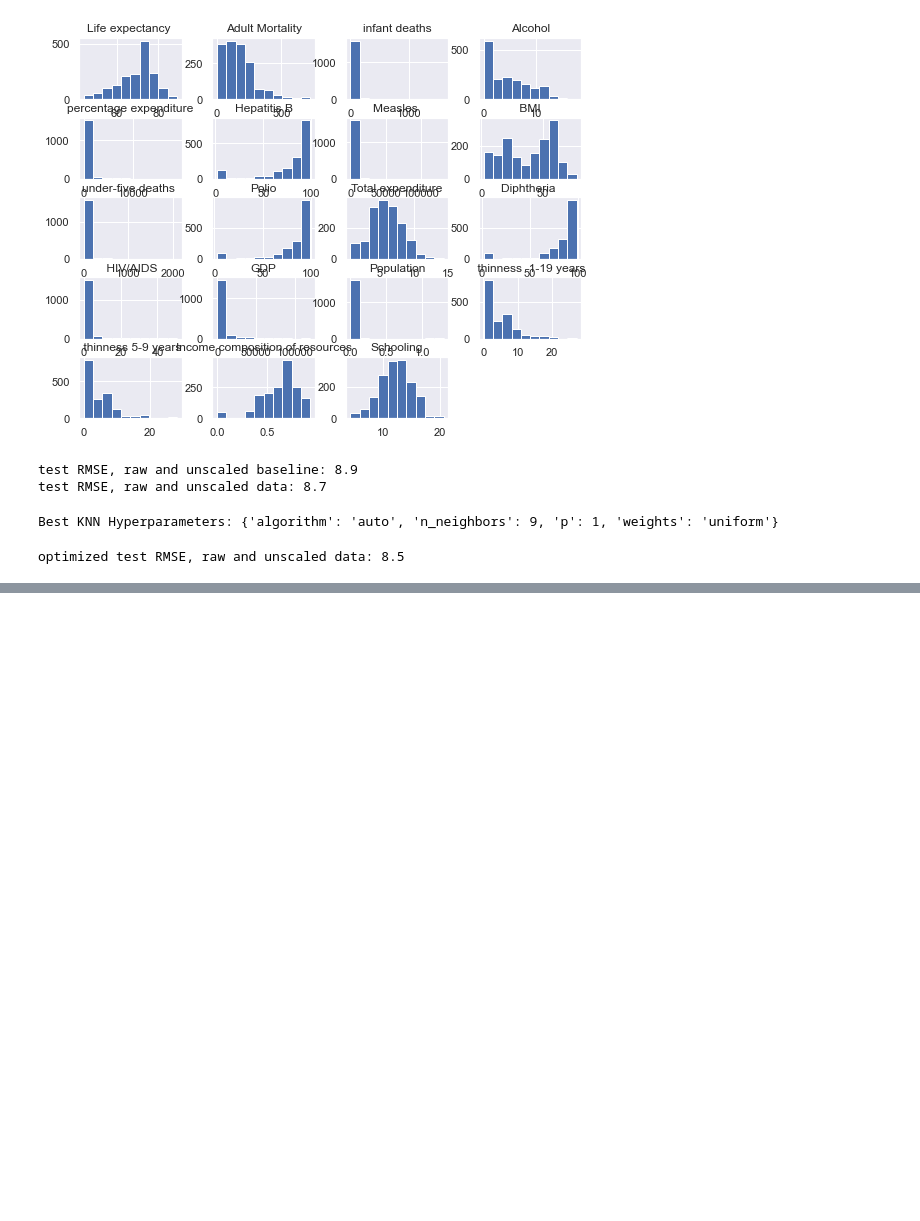
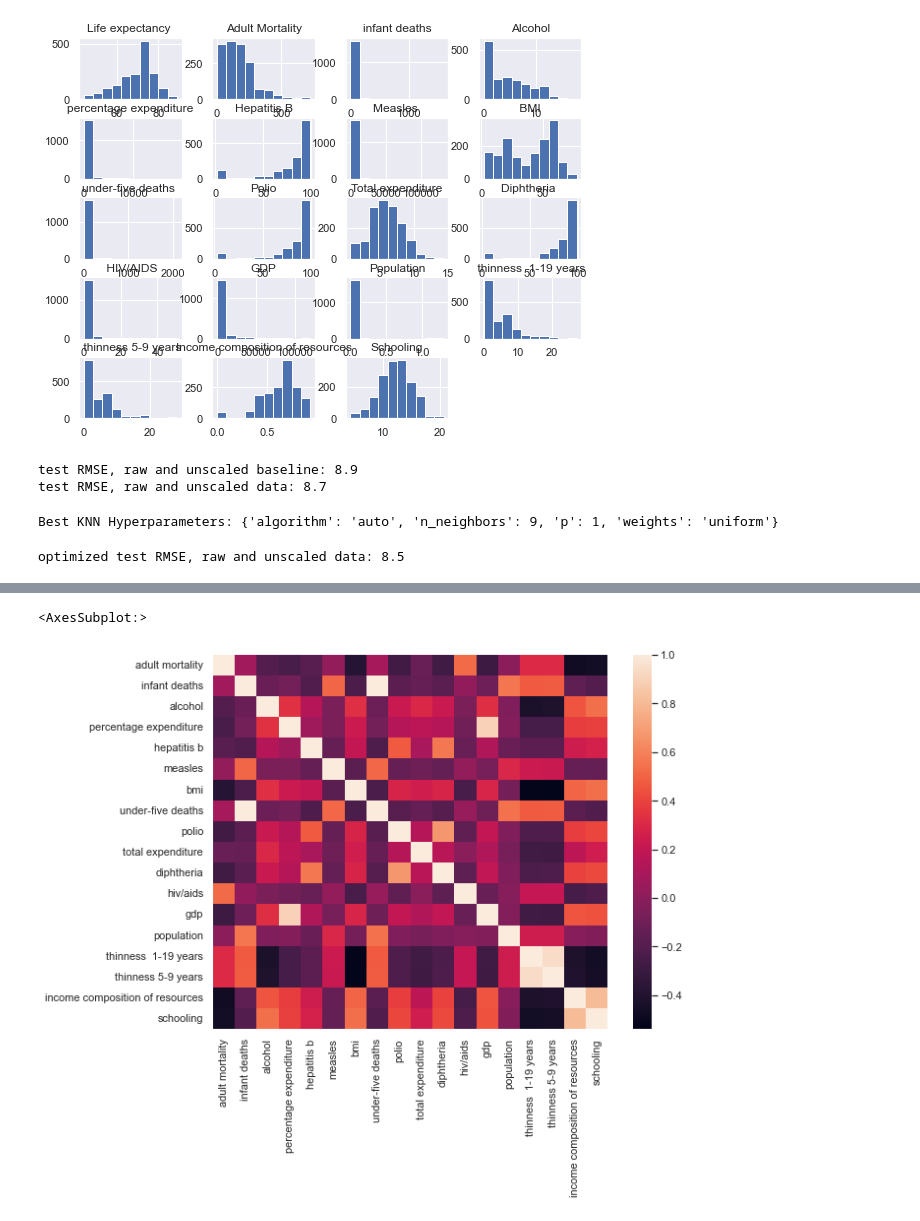
Before and after one commit to NStankovich/CST383-project-life-expectancy, a Jupyter notebook: CST383_ChiemRoweShumStankovich_Project_Update1.ipynb, the cells around one changed output, grey strips where cells are left out. Saved outputs shown, nothing was run; the diff lists cells and outputs as text; code cells hidden in the pictures; blank space fills up the shorter version.

```diff
--- a/CST383_ChiemRoweShumStankovich_Project_Update1.ipynb
+++ b/CST383_ChiemRoweShumStankovich_Project_Update1.ipynb
@@ -392,0 +637,16 @@ optimized test RMSE, raw and unscaled data: 8.5
+# %%
+df_dt = df.copy(deep=True)
+
+for column in df_dt.columns:
+    df_dt.rename(columns={column: column.strip().lower()}, errors='raise',inplace=True)
+# %%
+df_dt.drop(columns=['country','year','status'],inplace=True)
+imputer = KNNImputer(n_neighbors=5)
+df_dt = pd.DataFrame(data=imputer.fit_transform(df_dt), columns=df_dt.columns )
+# %%
+y = df_dt['life expectancy']
+X = df_dt.drop(columns=['life expectancy'])
+
+# robust scaler
+from sklearn.preprocessing import RobustScaler
+X = pd.DataFrame(RobustScaler().fit_transform(X), columns=X.columns, index=X.index)
@@ -392,0 +687,5 @@ optimized test RMSE, raw and unscaled data: 8.5
+# %%
+sns.heatmap(X.corr())
+# %% [output]
+<AxesSubplot:>
+[figure, added]
```
Also changed, not shown: parts of 29 cells of this notebook.
